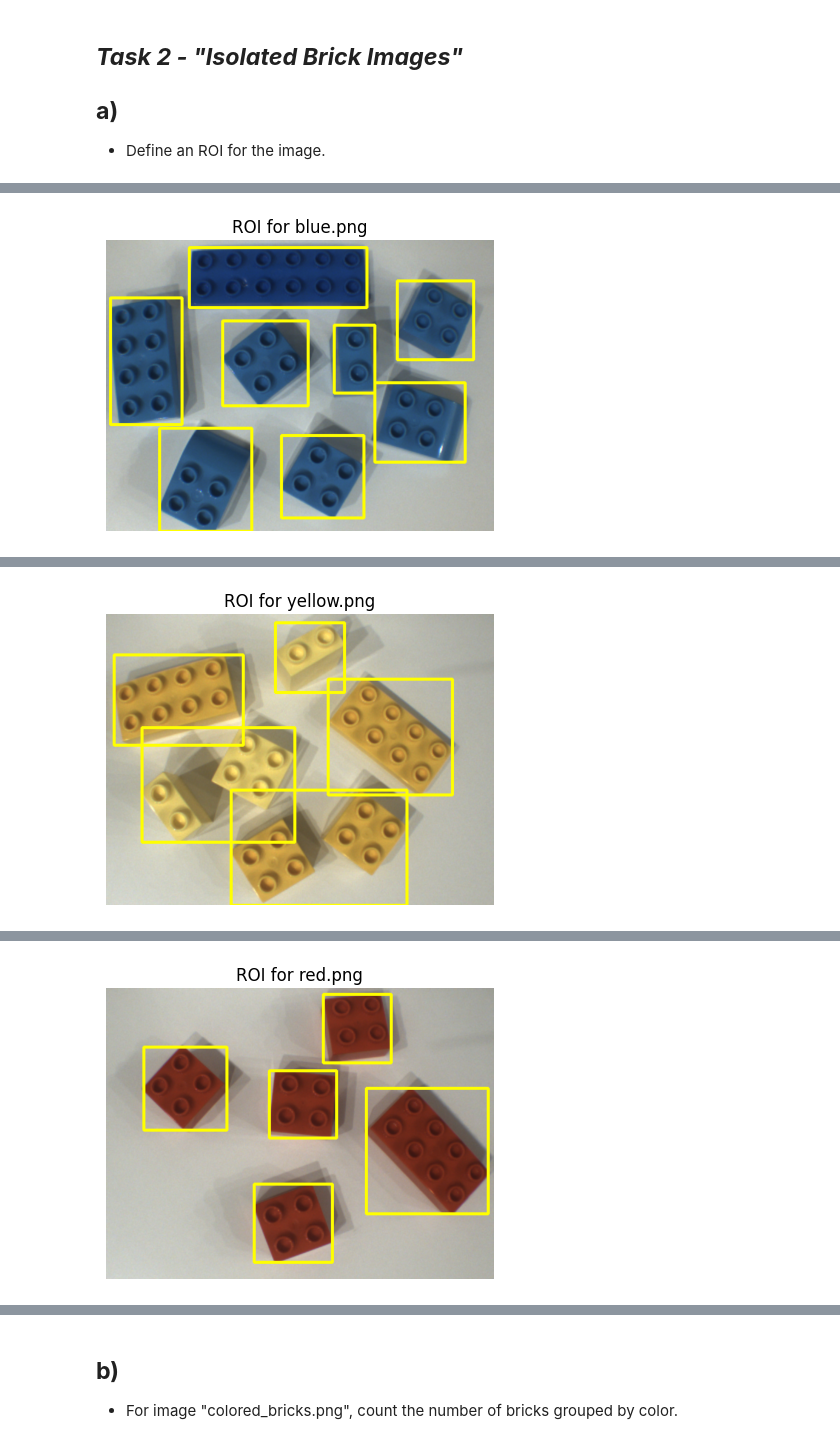
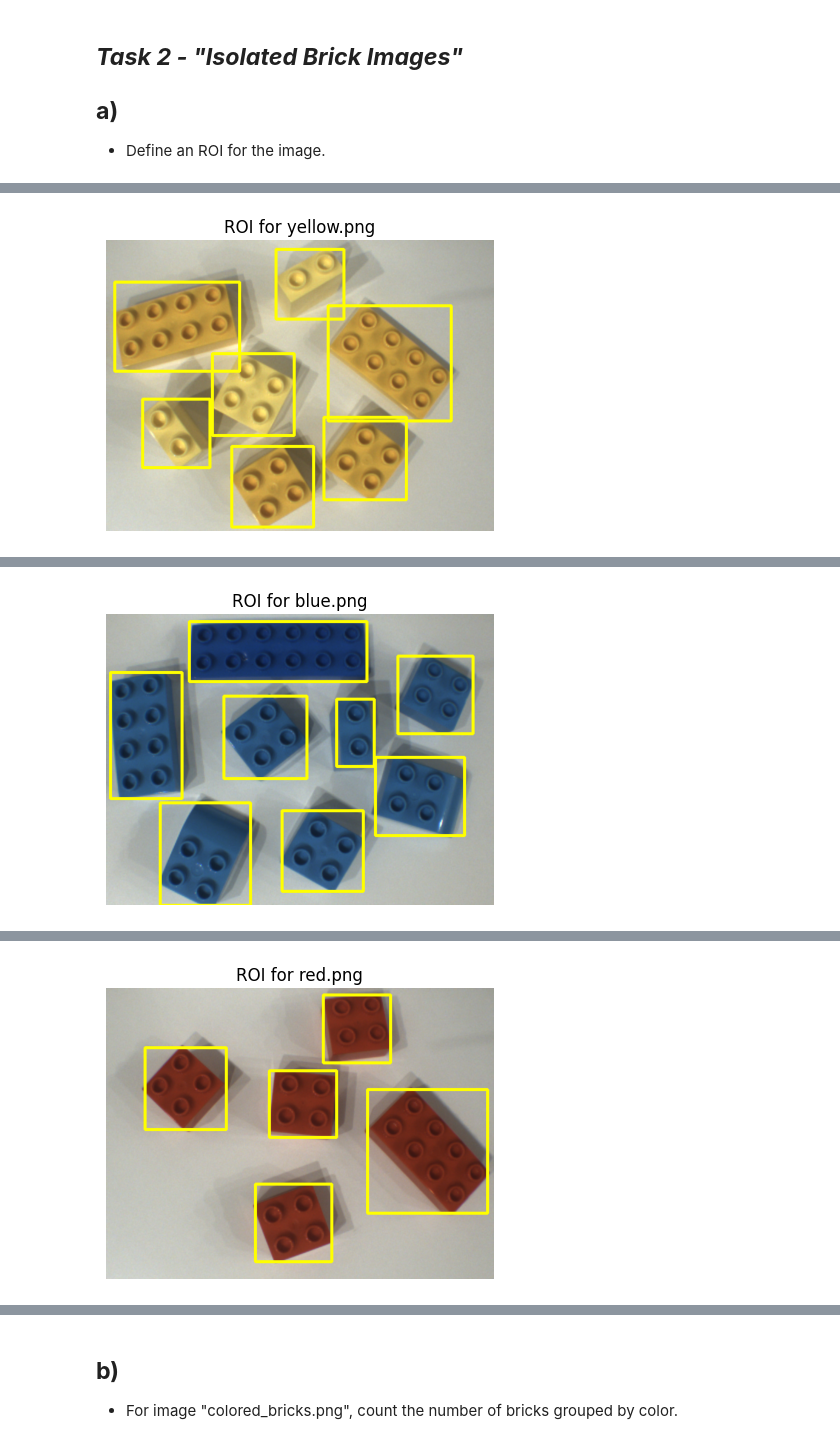
Before and after one commit to gsferreira-tec/vcomp, a Jupyter notebook: assignment-1/Assignment_1.ipynb, the cells around one changed output, grey strips where cells are left out. Cells and saved outputs as stored; diff of their text form; code cells hidden in the pictures.

Commit message:
update on the second task - finalized the brick detection (a) and the colored brick counter (b)

```diff
--- a/assignment-1/Assignment_1.ipynb
+++ b/assignment-1/Assignment_1.ipynb
@@ -211,55 +211,81 @@ Since this is the case we must create an ROI for each image (and each brick) and
 
 def determine_roi(directory):
     #define the image list
-    image_list = list(directory.glob('*.png'))
+    image_list = [img for img in directory.glob('*.png') if img.name != 'colored_bricks.png']
 
     # ---- DEBUG ----
     if len(image_list) == 0:
         print("Something went wrong. The image list is empty.\n")
         return None, None, None
 
-    # convert the images to Grayscale from computational efficiency
+    # iterate through the images to create ROIs for each
     for img_path in image_list:
+        # reading the original image
         img = cv2.imread(str(img_path))
-        img_hsv = cv2.cvtColor(img, cv2.COLOR_BGR2HSV)
-        img_rgb = cv2.cvtColor(img, cv2.COLOR_BGR2RGB) # for matplotlib only...
 
-        # determine the HSV image parameters
-        h, s, v = cv2.split(img_hsv)
+        # convert the image to rgb for matplotlib
+        img_rgb = cv2.cvtColor(img, cv2.COLOR_BGR2RGB)
 
-        # blur the sat channel of the image to ignore very fine details
-        blurred = cv2.GaussianBlur(s, (7, 7), 0)
+        # process the images (blue, red and green) or (yellow)
+        #if 'yellow' in img_path.name.lower():
+            #split the channels of the image to look at the blue
+            #b, g, r = cv2.split(img)
 
-        # determine the mask + optimal threshold for the image
-        _ , mask = cv2.threshold(blurred, 0, 255, cv2.THRESH_BINARY + cv2.THRESH_OTSU)
+            # blur the image
+            #blurred =cv2.GaussianBlur(b, (7,7), 0)
 
-        # close the gaps in the mask
-        kernel = np.ones((11,11), np.uint8)
+            # determine the mask and optimal threshold
+            #_ , mask = cv2.threshold(blurred, 0, 255, cv2.THRESH_BINARY_INV + cv2.THRESH_OTSU)
+
+        if 'yellow' in img_path.name.lower():
+            # convert the image to LAB color space (apparently it works better than the previous method which gets confused with the shadows)
+            img_lab = cv2.cvtColor(img, cv2.COLOR_BGR2LAB)
+
+            # split the channels to isolate the b channel (Blue-Yellow)
+            l, a, b = cv2.split(img_lab)
+
+            # blur the split b channel
+            blurred = cv2.GaussianBlur(b, (7,7), 0)
+
+            # determine the mask and optimal limit
+            _, mask = cv2.threshold(blurred, 0, 255, cv2.THRESH_BINARY + cv2.THRESH_OTSU)
+
+        else:
+            # if the image is not yellow we use the HSV color space
+            img_hsv = cv2.cvtColor(img, cv2.COLOR_BGR2HSV)
+            h, s, c = cv2.split(img_hsv)
+
+            # blur the saturation channel of the HSV image to ignore veru fine details
+            blurred = cv2.GaussianBlur(s, (5,5), 0)
+
+            # determine a mask and the optimal threshold
+            _, mask = cv2.threshold(blurred, 0, 255, cv2.THRESH_BINARY + cv2.THRESH_OTSU)
+
+        # for any of the colors build the kernel and clean up the blurred masks for noise (in case of overlappign components for example)
+        noise_kernel = np.ones((5,5), np.uint8)
+        mask = cv2.morphologyEx(mask, cv2.MORPH_OPEN, noise_kernel, iterations=2)
+
+        # close the gaps in the mask (filling holes inside the bricks)
+        kernel = np.ones((9,9), np.uint8)
         mask = cv2.morphologyEx(mask, cv2.MORPH_CLOSE, kernel)
 
-        # Cleaning some noise in the img
-        noise_kernel = np.ones((5,5), np.uint8)
-        mask = cv2.morphologyEx(mask, cv2.MORPH_OPEN, noise_kernel)
-
-        # compute the contours
+        # determine the contours
         contours, _ = cv2.findContours(mask, cv2.RETR_EXTERNAL, cv2.CHAIN_APPROX_SIMPLE)
 
         for i, contour in enumerate(contours):
             x, y, w, h = cv2.boundingRect(contour)
 
-            if (w * h) > 3000:
-                # display the ROi dimensions
-                print(f"ROI {i+1} : x = {x:.4f}; y = {y:.4f}; width = {w:.4f}; height = {h:.4f}.")
-                # draw the ROI on the image
-                cv2.rectangle(img_rgb, (x,y), (x+w, y+h), color=(255,255,0), thickness=3)
+            if (w * h) > 3500:
+                print(f"ROI {i+1}: x = {x:.4f}; y = {y:.4f}; weight= {w:.4f}; height= {h:.4f}.")
+                cv2.rectangle(img_rgb, (x, y), (x+w, y+h), color=(255, 255, 0), thickness=3)
 
-        # Display the ROI for each image
+        # finally we display the ROIs for visual debug
         plt.figure(figsize=(5,5))
         plt.imshow(img_rgb)
         plt.title(f"ROI for {img_path.name}")
         plt.axis("off")
         plt.show()
 
-# call the function
+# call the function for the 'Isolated' directory
 determine_roi(isolated_dir)
 # %% [output]
@@ -274 +299 @@ ROI 8 : x = 137.0000; y = 12.0000; width = 293.0000; height = 99.0000.
-[figure, old version]
+[figure, new version]
@@ -280 +308 @@ ROI 5 : x = 279.0000; y = 14.0000; width = 114.0000; height = 115.0000.
-[figure, old version]
+[figure, new version]
```
Also changed, not shown: parts of 2 cells of this notebook.
